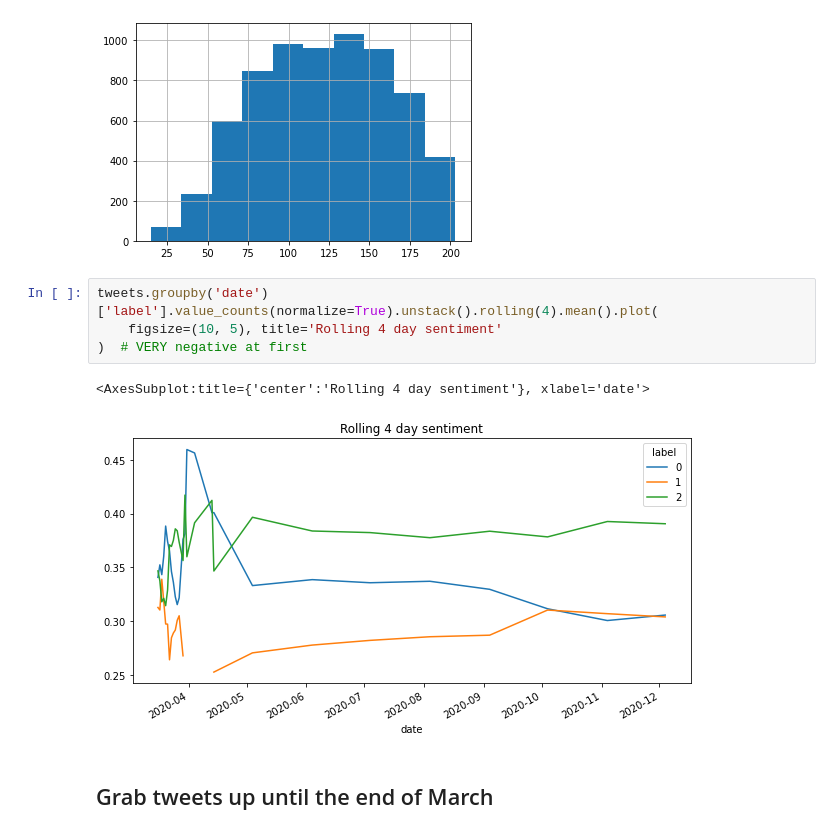
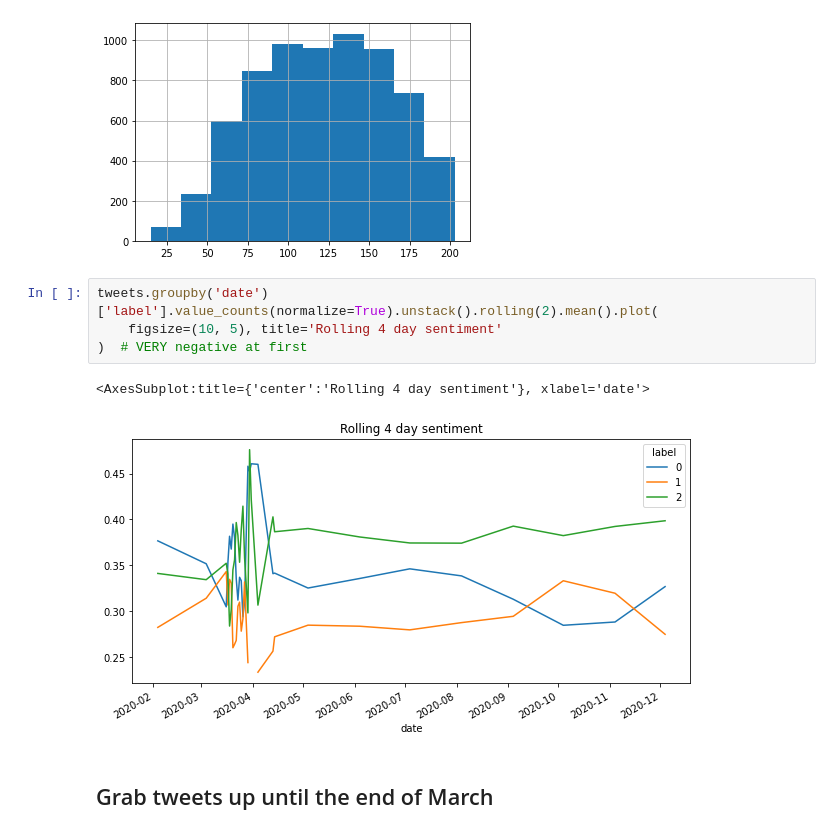
Before and after one commit to sinanuozdemir/oreilly-hands-on-mlops, a Jupyter notebook: notebooks/online_learning.ipynb, the cells around one changed output. Drawn from its saved outputs; the diff is of its cells as text.

```diff
--- a/notebooks/online_learning.ipynb
+++ b/notebooks/online_learning.ipynb
@@ -43,12 +45,12 @@ tweets['text'].apply(len).hist()
 <AxesSubplot:>
 [figure]
 # %%
-tweets.groupby('date')['label'].value_counts(normalize=True).unstack().rolling(4).mean().plot(
+tweets.groupby('date')['label'].value_counts(normalize=True).unstack().rolling(2).mean().plot(
     figsize=(10, 5), title='Rolling 4 day sentiment'
 )  # VERY negative at first
 # %% [output]
 <AxesSubplot:title={'center':'Rolling 4 day sentiment'}, xlabel='date'>
-[figure, old version]
+[figure, new version]
 # %% [markdown]
 ## Grab tweets up until the end of March
 # %%
```
Also changed, not shown: parts of 24 cells of this notebook, 6 other files.
